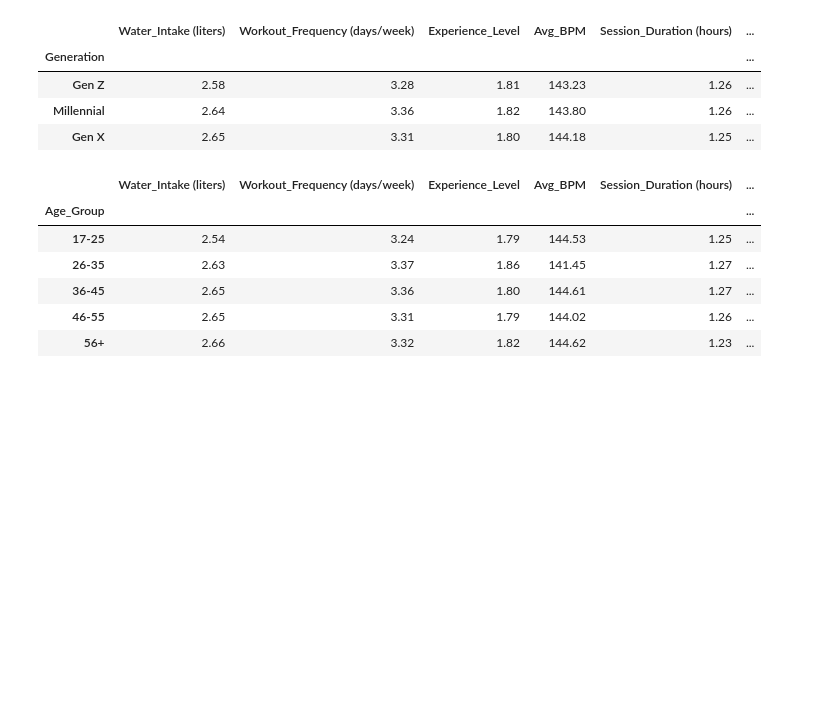
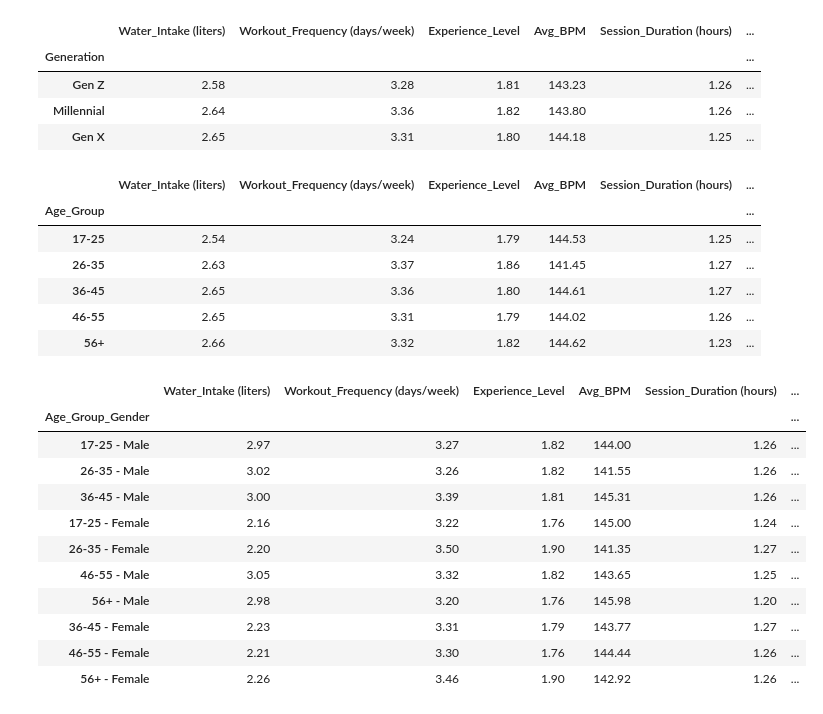
Before and after one commit to FlazeFy2/DS-Gym_Members_Exercise, a Jupyter notebook: descriptive statistics.ipynb, the cells around one changed output. Drawn from its saved outputs; the diff is of its cells as text; code cells hidden in the pictures; blank space fills up the shorter version.

Commit message:
[DS] Descriptive Statistic : Average Water Intake, Workout Frequency, Experience_Level, Avg BPM, Session Duration, Calories_Burned per Age Group - Gender

```diff
--- a/descriptive statistics.ipynb
+++ b/descriptive statistics.ipynb
@@ -361,3 +361,65 @@ display(grouped)
 | 36-45 | 2.65 | 3.36 | 1.80 | 144.61 | 1.27 | ... |
 | 46-55 | 2.65 | 3.31 | 1.79 | 144.02 | 1.26 | ... |
 | 56+ | 2.66 | 3.32 | 1.82 | 144.62 | 1.23 | ... |
+# %%
+import pandas as pd
+import numpy as np
+from datetime import datetime
+
+data = pd.read_csv("gym_members_exercise_tracking.csv")
+
+# Descriptive Statistic : Average Water Intake, Workout Frequency, Experience_Level, Avg BPM, Session Duration, Calories_Burned per Age Group - Gender
+target_col = [
+    'Water_Intake (liters)', 'Workout_Frequency (days/week)', 'Experience_Level', 'Avg_BPM', 'Session_Duration (hours)', 'Calories_Burned'
+]
+
+# Convert to numeric
+for col in target_col:
+    data[col] = pd.to_numeric(data[col], errors='coerce')
+
+# Remove NaN
+data = data.dropna(subset=target_col)
+
+# Classify age group
+def get_age_group(age):
+    if 17 <= age <= 25:
+        return "17-25"
+    elif 26 <= age <= 35:
+        return "26-35"
+    elif 36 <= age <= 45:
+        return "36-45"
+    elif 46 <= age <= 55:
+        return "46-55"
+    elif age >= 56:
+        return "56+"
+    else:
+        return "Other"
+
+data['Age_Group'] = data['Age'].apply(get_age_group)
+
+# Combine Age Group and Gender
+data['Age_Group_Gender'] = data['Age_Group'] + " - " + data['Gender']
+
+# Group by Age Group - Gender
+grouped = data.groupby('Age_Group_Gender')[target_col].mean()
+
+# Sort by calories burned
+grouped = grouped.sort_values(by='Calories_Burned', ascending=False)
+
+# Round values
+grouped = grouped.round(2)
+
+display(grouped)
+# %% [output]
+|  | Water_Intake (liters) | Workout_Frequency (days/week) | Experience_Level | Avg_BPM | Session_Duration (hours) | ... |
+| Age_Group_Gender |  |  |  |  |  | ... |
+| 17-25 - Male | 2.97 | 3.27 | 1.82 | 144.00 | 1.26 | ... |
+| 26-35 - Male | 3.02 | 3.26 | 1.82 | 141.55 | 1.26 | ... |
+| 36-45 - Male | 3.00 | 3.39 | 1.81 | 145.31 | 1.26 | ... |
+| 17-25 - Female | 2.16 | 3.22 | 1.76 | 145.00 | 1.24 | ... |
+| 26-35 - Female | 2.20 | 3.50 | 1.90 | 141.35 | 1.27 | ... |
+| 46-55 - Male | 3.05 | 3.32 | 1.82 | 143.65 | 1.25 | ... |
+| 56+ - Male | 2.98 | 3.20 | 1.76 | 145.98 | 1.20 | ... |
+| 36-45 - Female | 2.23 | 3.31 | 1.79 | 143.77 | 1.27 | ... |
+| 46-55 - Female | 2.21 | 3.30 | 1.76 | 144.44 | 1.26 | ... |
+| 56+ - Female | 2.26 | 3.46 | 1.90 | 142.92 | 1.26 | ... |
```
